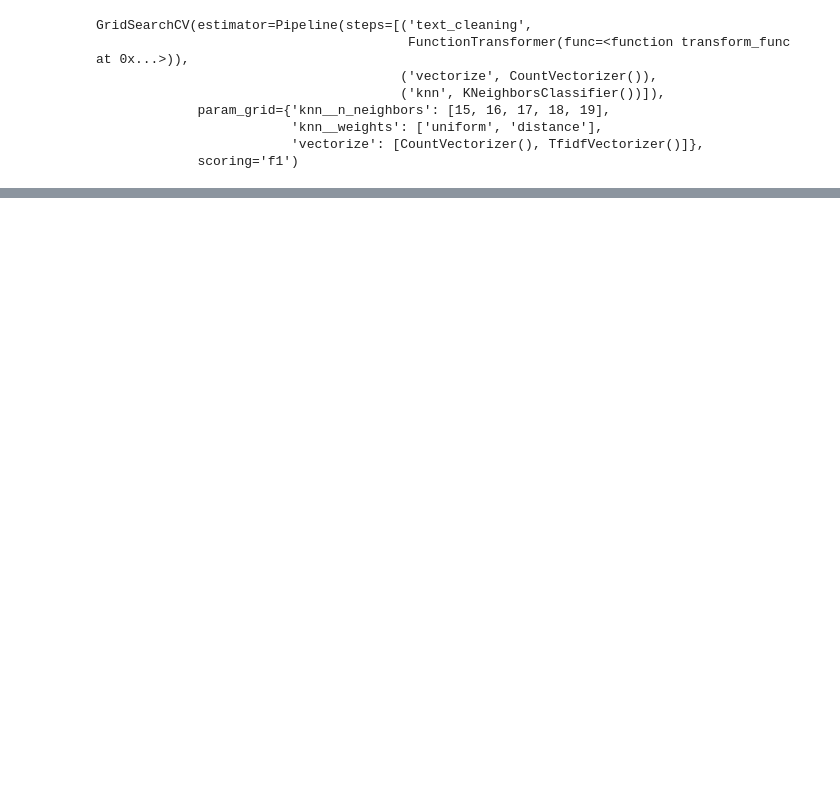
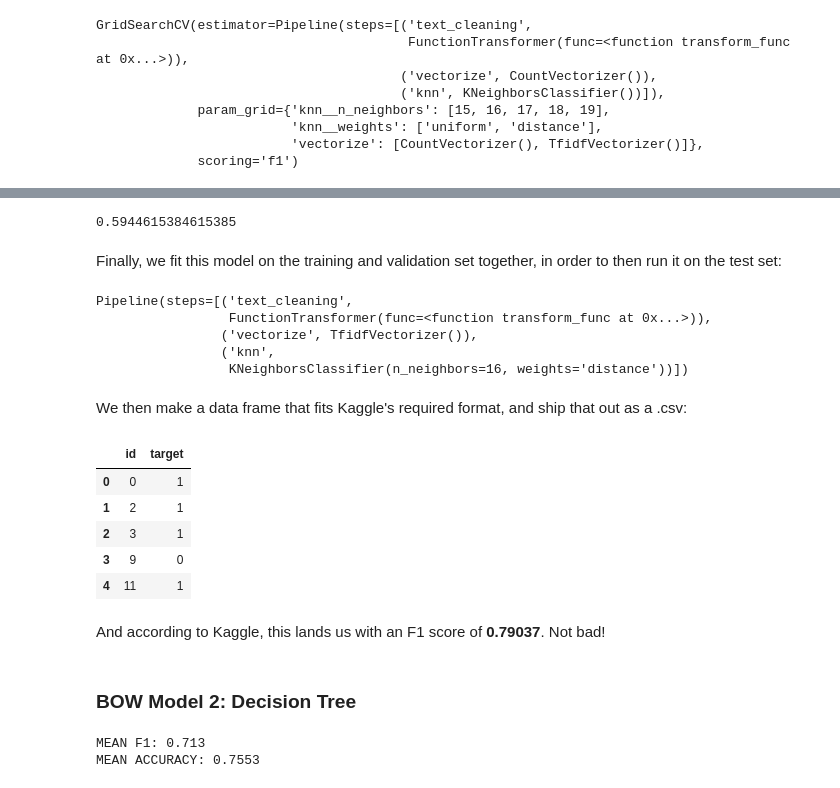
Before and after one commit to robpasternak/PasternakKaggle, a Jupyter notebook: NLP/001_DisasterTweets/DisasterTweets.ipynb, the cells around one changed output, grey strips where cells are left out. Saved outputs shown, nothing was run; the diff lists cells and outputs as text; code cells hidden in the pictures; blank space fills up the shorter version.

Commit message:
Finished KNN, started Decision Tree

```diff
--- a/NLP/001_DisasterTweets/DisasterTweets.ipynb
+++ b/NLP/001_DisasterTweets/DisasterTweets.ipynb
@@ -41,7 +49,7 @@ This notebook is dedicated to solving Kaggle's [Natural Language Processing with
 First we import the training/validation data. I've stored these locally in my `raw_data` folder; they can be downloaded from Kaggle [here](https://www.kaggle.com/c/nlp-getting-started/data).
 # %%
 train_data = pd.read_csv('raw_data/train.csv')
-test_data = pd.read_csv('raw_data/test.csv')
+X_test = pd.read_csv('raw_data/test.csv')
 sample_submission = pd.read_csv('raw_data/sample_submission.csv')
 # %%
 train_data.shape
@@ -219,3 +211,5 @@ knn_final = Pipeline([
     ('vectorize', TfidfVectorizer()),
     ('knn', KNeighborsClassifier(n_neighbors = 16, weights = 'distance'))
 ])
+# %%
+knn_final.fit(X_train, y_train)
@@ -221,0 +231,28 @@ knn_final = Pipeline([
+# %%
+f1_score(y_true = y_val, y_pred = np.ones(len(y_val), dtype = int))
+# %% [output]
+0.5944615384615385
+# %% [markdown]
+Finally, we fit this model on the training and validation set together, in order to then run it on the test set:
+# %%
+knn_final.fit(X_tv, y_tv)
+# %% [output]
+Pipeline(steps=[('text_cleaning',
+                 FunctionTransformer(func=<function transform_func at 0x...>)),
+                ('vectorize', TfidfVectorizer()),
+                ('knn',
+                 KNeighborsClassifier(n_neighbors=16, weights='distance'))])
+# %%
+knn_predictions = knn_final.predict(X_test)
+# %% [markdown]
+We then make a data frame that fits Kaggle's required format, and ship that out as a .csv:
+# %%
+knn_pred_df = pd.DataFrame({'id' : X_test['id'], 'target' : knn_predictions})
+knn_pred_df.head()
+# %% [output]
+|  | id | target |
+| 0 | 0 | 1 |
+| 1 | 2 | 1 |
+| 2 | 3 | 1 |
+| 3 | 9 | 0 |
+| 4 | 11 | 1 |
@@ -221,0 +261,4 @@ knn_final = Pipeline([
+# %% [markdown]
+And according to Kaggle, this lands us with an F1 score of **0.79037**. Not bad!
+# %% [markdown]
+### BOW Model 2: Decision Tree
@@ -222,2 +271,7 @@ knn_final = Pipeline([
 # %%
-knn_final_cv = cross_validate(estimator = knn_final, X = X_train, y = y_train, scoring = ['f1', 'accuracy'], cv = 5)
+tree_cv = cross_validate(estimator = tree_pipe, X = X_train, y = y_train, scoring = ['f1', 'accuracy'], cv = 5)
+print(f"MEAN F1: {round(tree_cv['test_f1'].mean(), 4)}")
+print(f"MEAN ACCURACY: {round(tree_cv['test_accuracy'].mean(), 4)}")
+# %% [output]
+MEAN F1: 0.713
+MEAN ACCURACY: 0.7553
```
Also changed, not shown: parts of 35 cells of this notebook.
